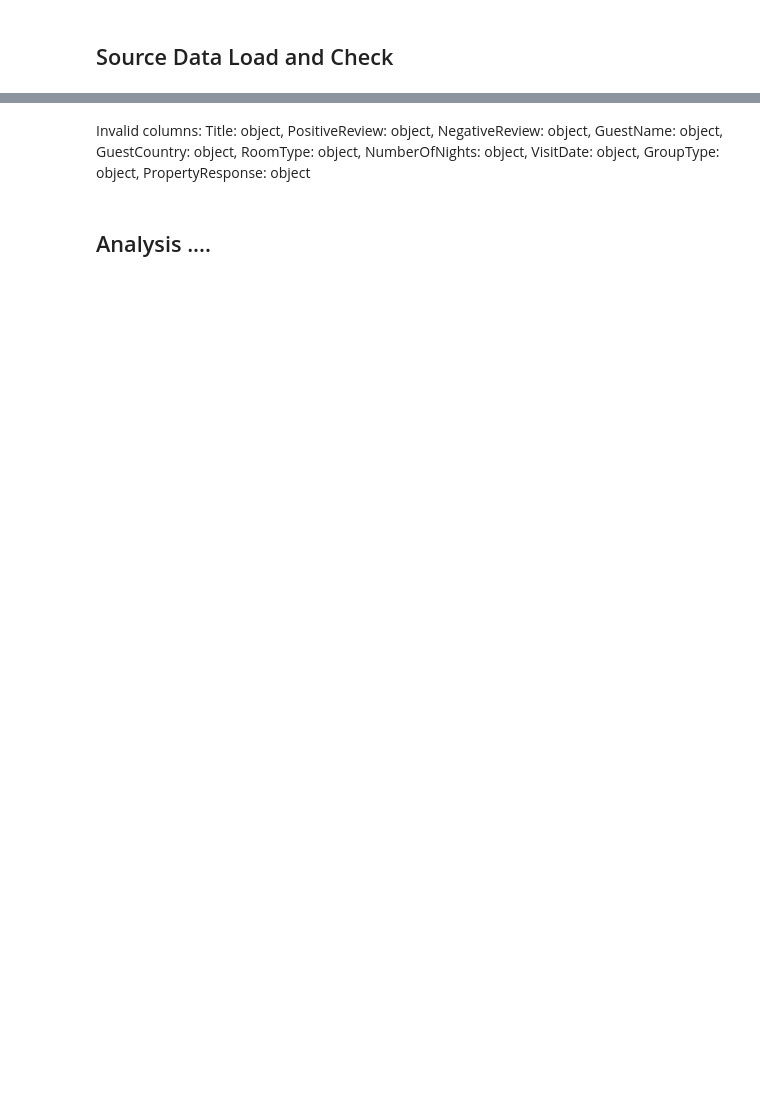
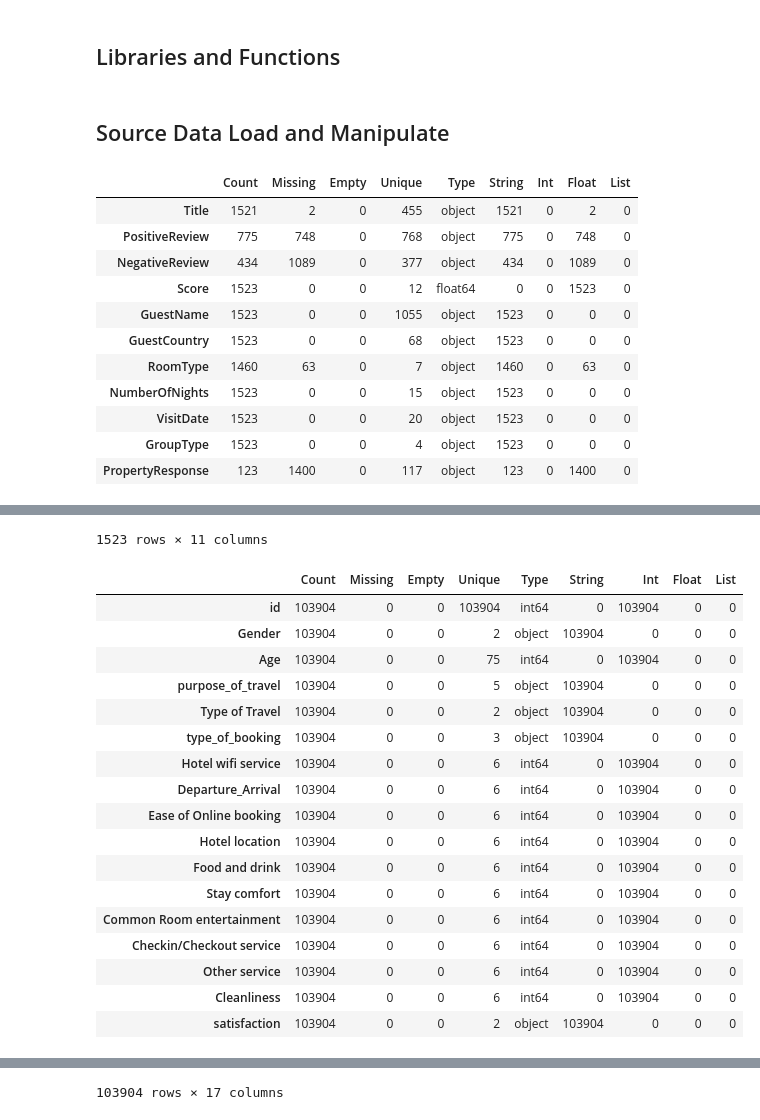
Before and after one commit to StuartG24/Travel_Co_Analysis, a Jupyter notebook: Notebooks_Data_Generation/customer_satisfaction_generation.ipynb, the cells around one changed output, grey strips where cells are left out. Saved outputs shown, nothing was run; the diff lists cells and outputs as text; code cells hidden in the pictures; blank space fills up the shorter version.

```diff
--- a/Notebooks_Data_Generation/customer_satisfaction_generation.ipynb
+++ b/Notebooks_Data_Generation/customer_satisfaction_generation.ipynb
@@ -13,3 +20,5 @@ The initial data was taken from an example of customer feedback fr a real hotel
+# %% [markdown]
+## Libraries and Functions
 # %%
 # Libraries
 #
@@ -55,20 +65,43 @@ def print_file_summary(data_frame):
 
     display(summary_of_df)
 # %% [markdown]
-## Source Data Load and Check
+## Source Data Load and Manipulate
 # %%
-# Load Source CSV
-file_name = 'hotel_reviews.csv'
+# Load Source CSV files
+
+# Read in the two original source files
+file_name = 'booking_com_reviews.csv'
 file_path = os.path.join(DATA_PATH, file_name)
 if not os.path.isfile(file_path):
     raise Exception(f'File not found: {file_path}')
 
 hotel_reviews_df = pd.read_csv(file_path)
 
-# Data Cleaning
-hotel_reviews_df['Score'] = hotel_reviews_df['Score'].astype(int)
-hotel_reviews_df['Score'] = hotel_reviews_df['Score'] - 1       # Change range from 1:10 to 0:9 for the classifier
+file_name = 'hotel_satisfaction_scores.csv'
+file_path = os.path.join(DATA_PATH, file_name)
+if not os.path.isfile(file_path):
+    raise Exception(f'File not found: {file_path}')
 
+hotels_satisfaction_df = pd.read_csv(file_path)
+
+# Initial look at the data
+print_file_summary(hotel_reviews_df)
+display(hotel_reviews_df)
+print_file_summary(hotels_satisfaction_df)
+display(hotels_satisfaction_df)
 
 # Tidy Up
 del file_name, file_path
+# %% [output]
+|  | Count | Missing | Empty | Unique | Type | String | Int | Float | List |
+| Title | 1521 | 2 | 0 | 455 | object | 1521 | 0 | 2 | 0 |
+| PositiveReview | 775 | 748 | 0 | 768 | object | 775 | 0 | 748 | 0 |
+| NegativeReview | 434 | 1089 | 0 | 377 | object | 434 | 0 | 1089 | 0 |
+| Score | 1523 | 0 | 0 | 12 | float64 | 0 | 0 | 1523 | 0 |
+| GuestName | 1523 | 0 | 0 | 1055 | object | 1523 | 0 | 0 | 0 |
+| GuestCountry | 1523 | 0 | 0 | 68 | object | 1523 | 0 | 0 | 0 |
+| RoomType | 1460 | 63 | 0 | 7 | object | 1460 | 0 | 63 | 0 |
+| NumberOfNights | 1523 | 0 | 0 | 15 | object | 1523 | 0 | 0 | 0 |
+| VisitDate | 1523 | 0 | 0 | 20 | object | 1523 | 0 | 0 | 0 |
+| GroupType | 1523 | 0 | 0 | 4 | object | 1523 | 0 | 0 | 0 |
+| PropertyResponse | 123 | 1400 | 0 | 117 | object | 123 | 0 | 1400 | 0 |
@@ -74,0 +120,19 @@ del file_name, file_path
+1523 rows × 11 columns
+|  | Count | Missing | Empty | Unique | Type | String | Int | Float | List |
+| id | 103904 | 0 | 0 | 103904 | int64 | 0 | 103904 | 0 | 0 |
+| Gender | 103904 | 0 | 0 | 2 | object | 103904 | 0 | 0 | 0 |
+| Age | 103904 | 0 | 0 | 75 | int64 | 0 | 103904 | 0 | 0 |
+| purpose_of_travel | 103904 | 0 | 0 | 5 | object | 103904 | 0 | 0 | 0 |
+| Type of Travel | 103904 | 0 | 0 | 2 | object | 103904 | 0 | 0 | 0 |
+| type_of_booking | 103904 | 0 | 0 | 3 | object | 103904 | 0 | 0 | 0 |
+| Hotel wifi service | 103904 | 0 | 0 | 6 | int64 | 0 | 103904 | 0 | 0 |
+| Departure_Arrival | 103904 | 0 | 0 | 6 | int64 | 0 | 103904 | 0 | 0 |
+| Ease of Online booking | 103904 | 0 | 0 | 6 | int64 | 0 | 103904 | 0 | 0 |
+| Hotel location | 103904 | 0 | 0 | 6 | int64 | 0 | 103904 | 0 | 0 |
+| Food and drink | 103904 | 0 | 0 | 6 | int64 | 0 | 103904 | 0 | 0 |
+| Stay comfort | 103904 | 0 | 0 | 6 | int64 | 0 | 103904 | 0 | 0 |
+| Common Room entertainment | 103904 | 0 | 0 | 6 | int64 | 0 | 103904 | 0 | 0 |
+| Checkin/Checkout service | 103904 | 0 | 0 | 6 | int64 | 0 | 103904 | 0 | 0 |
+| Other service | 103904 | 0 | 0 | 6 | int64 | 0 | 103904 | 0 | 0 |
+| Cleanliness | 103904 | 0 | 0 | 6 | int64 | 0 | 103904 | 0 | 0 |
+| satisfaction | 103904 | 0 | 0 | 2 | object | 103904 | 0 | 0 | 0 |
@@ -74,0 +151 @@ del file_name, file_path
+103904 rows × 17 columns
@@ -84,4 +151,0 @@ print_file_summary(hotel_reviews_df)
-# %% [markdown]
-Invalid columns:
-Title: object, PositiveReview: object, NegativeReview: object, GuestName: object, GuestCountry: object, RoomType: object,
-NumberOfNights: object, VisitDate: object, GroupType: object, PropertyResponse: object
@@ -92,2 +151,0 @@ print(hotel_reviews_df.describe())
-# %% [markdown]
-## Analysis ....
```
Also changed, not shown: parts of 11 cells of this notebook, 9 other files.
